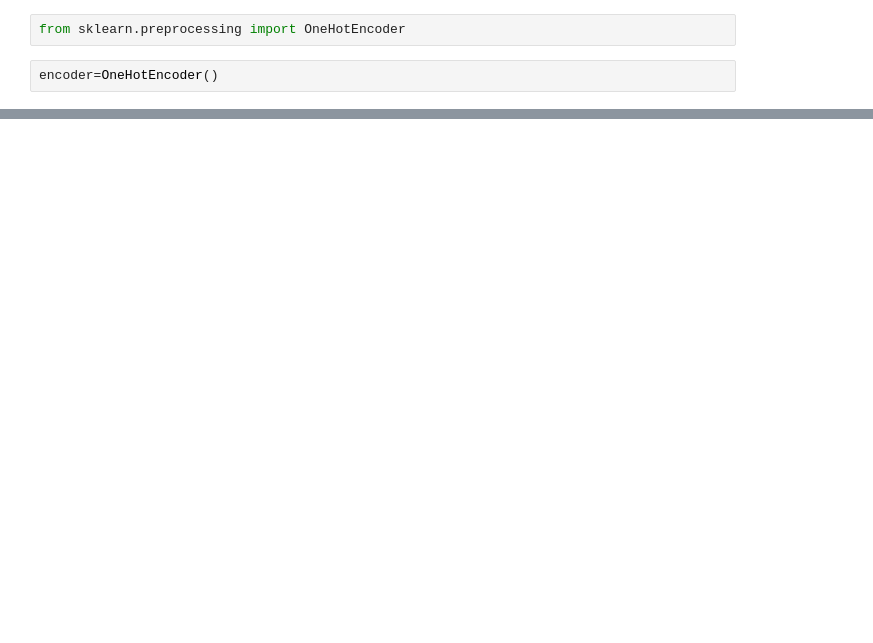
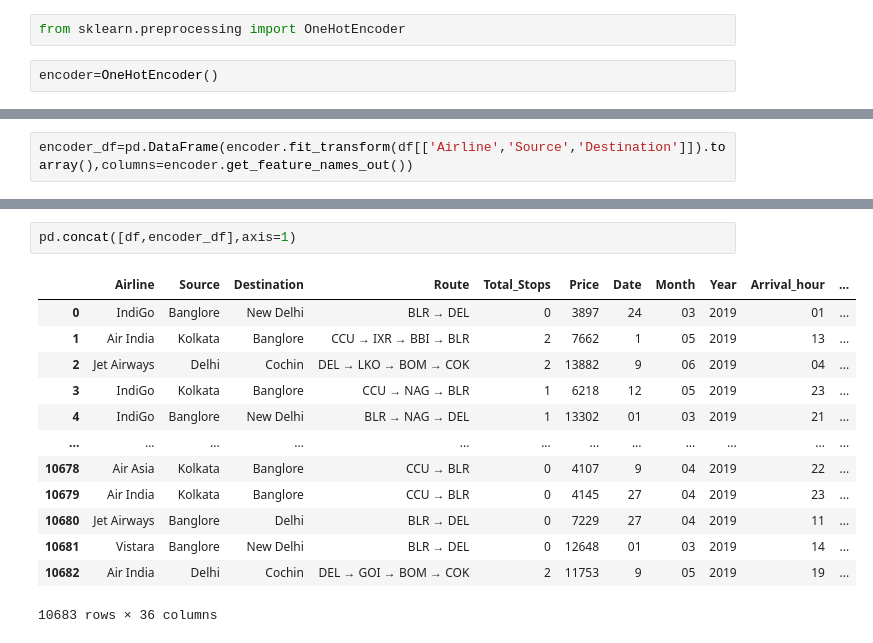
Before and after one commit to infy-dinkar/Data_Analysis, a Jupyter notebook: Notebooks/Flight_EDA.ipynb, the cells around one changed output, grey strips where cells are left out. Drawn from its saved outputs; the diff is of its cells as text; blank space fills up the shorter version.

```diff
--- a/Notebooks/Flight_EDA.ipynb
+++ b/Notebooks/Flight_EDA.ipynb
@@ -308,0 +322,2 @@ encoder.fit_transform(df[['Airline','Source','Destination']]).toarray()
+# %%
+encoder_df=pd.DataFrame(encoder.fit_transform(df[['Airline','Source','Destination']]).toarray(),columns=encoder.get_feature_names_out())
@@ -308,0 +340,16 @@ encoder.fit_transform(df[['Airline','Source','Destination']]).toarray()
+# %%
+pd.concat([df,encoder_df],axis=1)
+# %% [output]
+|  | Airline | Source | Destination | Route | Total_Stops | Price | Date | Month | Year | Arrival_hour | ... |
+| 0 | IndiGo | Banglore | New Delhi | BLR → DEL | 0 | 3897 | 24 | 03 | 2019 | 01 | ... |
+| 1 | Air India | Kolkata | Banglore | CCU → IXR → BBI → BLR | 2 | 7662 | 1 | 05 | 2019 | 13 | ... |
+| 2 | Jet Airways | Delhi | Cochin | DEL → LKO → BOM → COK | 2 | 13882 | 9 | 06 | 2019 | 04 | ... |
+| 3 | IndiGo | Kolkata | Banglore | CCU → NAG → BLR | 1 | 6218 | 12 | 05 | 2019 | 23 | ... |
+| 4 | IndiGo | Banglore | New Delhi | BLR → NAG → DEL | 1 | 13302 | 01 | 03 | 2019 | 21 | ... |
+| ... | ... | ... | ... | ... | ... | ... | ... | ... | ... | ... | ... |
+| 10678 | Air Asia | Kolkata | Banglore | CCU → BLR | 0 | 4107 | 9 | 04 | 2019 | 22 | ... |
+| 10679 | Air India | Kolkata | Banglore | CCU → BLR | 0 | 4145 | 27 | 04 | 2019 | 23 | ... |
+| 10680 | Jet Airways | Banglore | Delhi | BLR → DEL | 0 | 7229 | 27 | 04 | 2019 | 11 | ... |
+| 10681 | Vistara | Banglore | New Delhi | BLR → DEL | 0 | 12648 | 01 | 03 | 2019 | 14 | ... |
+| 10682 | Air India | Delhi | Cochin | DEL → GOI → BOM → COK | 2 | 11753 | 9 | 05 | 2019 | 19 | ... |
+10683 rows × 36 columns
```
Also changed, not shown: parts of 3 cells of this notebook, 1 other file.
